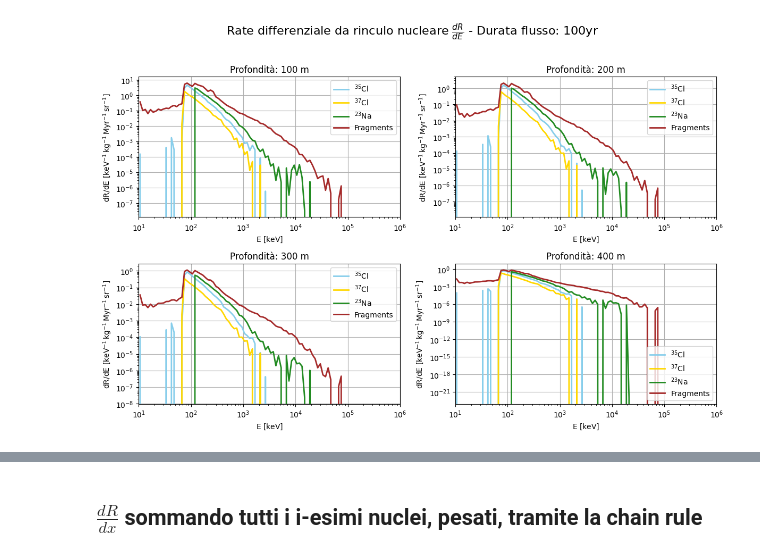
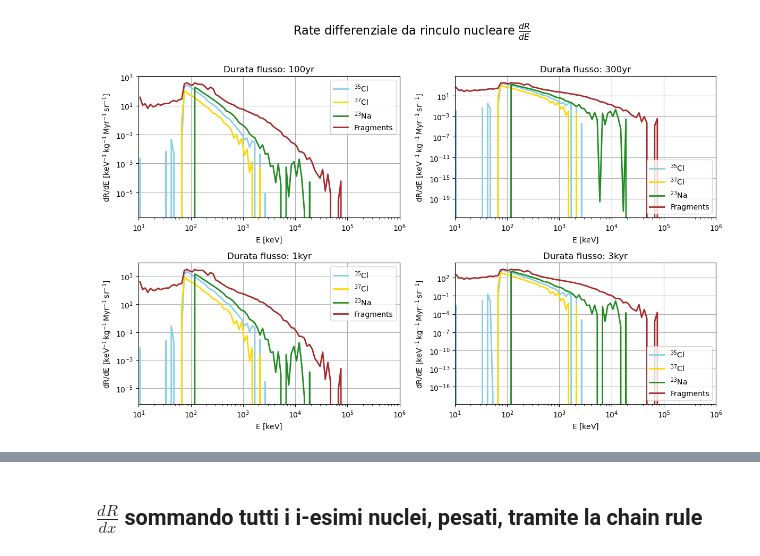
Before and after one commit to fedemaio/Bachelor-Thesis, a Jupyter notebook: all_you_need/geant/exposed_hal.ipynb, the cells around one changed output, grey strips where cells are left out. Cells and saved outputs as stored; diff of their text form; code cells hidden in the pictures.

```diff
--- a/all_you_need/geant/exposed_hal.ipynb
+++ b/all_you_need/geant/exposed_hal.ipynb
@@ -2,67 +2,57 @@
 from Halite import *
 from paleopy import *
 # %%
-#parametri iniziali
-depths = [100, 200, 300, 400]  #profondità dell'alite in metri
-depths_kmwe = [d * 1e-3 for d in depths]  #in km.w.e.
-Er = np.logspace(-2, 3, 101)  #energia in MeV
-time_exposure = 44950 * 365 * 24 * 60 * 60  #tempo di esposizione in secondi
-label_time_fluxes=["100yr", "300yr", "1kyr", "3kyr", "10kyr", "30kyr"] #nome dei file .dat del tempo di durata dei flussi
-time_fluxes = [5e-5, 4.5e-4, 1.35e-3, 3.5e-3, 1.35e-2, 4.5e-2] #intervallo tra un flusso e l'altro in Myr
+# Parametri iniziali
+Er = np.logspace(-2, 3, 101)  # Energia in MeV
+time_exposure = 3450 * 365 * 24 * 60 * 60  # Tempo di esposizione in secondi
+label_time_fluxes = ["100yr", "300yr", "1kyr", "3kyr"]  # Nome dei file .dat del tempo di durata dei flussi
+time_fluxes = [5e-5, 4.5e-4, 1.35e-3, 3.5e-3]  # Intervallo tra un flusso e l'altro in Myr
+
+# Crea la figura e i subplot 2x2
+fig, axs = plt.subplots(2, 2, figsize=(12, 8))
+fig.suptitle("Rate differenziale da rinculo nucleare $\\frac{{dR}}{{dE}}$", fontsize=16)
 
 for i, label in enumerate(label_time_fluxes):
-    #carica il flusso iniziale
+    # Carica il flusso iniziale
     x, y = np.loadtxt(f"MuonFluxes/SN20pc{label}.txt", usecols=(0, 1), unpack=True)
-    #crea un array di flussi interpolati
-    y = y[:-1]/np.diff(x)
+    # Crea un array di flussi interpolati
+    y = y[:-1] / np.diff(x)
     x = x[:-1]
-    flux_func = log_interp1d(x, y) #energia in GeV e flusso m-2*s-1*sr-1*Gev-1
+    flux_func = log_interp1d(x, y)  # Energia in GeV e flusso m-2*s-1*sr-1*GeV-1
 
-    # Crea la figura per la durata corrente
-    fig, axs = plt.subplots(2, 2, figsize=(12, 8))
-    fig.suptitle(f"Rate differenziale da rinculo nucleare $\\frac{{dR}}{{dE}}$ - Durata flusso: {label}", fontsize=16)
+    # Integra e calcola conteggi
+    Num = Integration([flux_func], [time_fluxes[i]], time_exposure)  # Array somma delle energie di tutti i flussi, normalizzato al tempo totale
+    Conta = Count(Num, Er)
 
+    Er_width = np.diff(Er)  # Larghezza del bin
+    Er_mid = Er[:-1] + Er_width / 2  # Punto medio del bin
 
-    #simula per ciascuna profondità correggendo i flussi
-    for idx, depth in enumerate(depths_kmwe):
-        ax = axs[idx // 2, idx % 2]  # Seleziona il subplot corrente
+    Frag = np.zeros(len(Er_mid))  # Array con tutti i punti medi dei bin di energia
+    for k in range(len(Conta[4])):  # Conta[4]=lunghezza di nuclei
+        for l in range(len(Er_mid)):
+            Frag[l] += Conta[3][k][l]  # Somma i bin dei vari nuclei
 
-        xx = np.logspace(0, 3, 200)  #energia in GeV
-        ee = par(depth) * (xx + 510) - 510 #energia data degli elettroni in keV
-        yy = flux_func(ee) * par(depth)
-        #flusso ridotto per via della profondità
-        reduced_flux = log_interp1d(xx, yy)
+    F35 = interp1d(Er_mid, Conta[0] / Er_width, fill_value='extrapolate')  # Interpolazione
+    F37 = interp1d(Er_mid, Conta[1] / Er_width, fill_value='extrapolate')
+    F23 = interp1d(Er_mid, Conta[2] / Er_width, fill_value='extrapolate')
 
-        #integra e calcola conteggi
-        Num = Integration([reduced_flux], [time_fluxes[i]], time_exposure) #array somma delle energie di tutti i flussi, normalizzato al tempo totale
-        Conta = Count(Num, Er)
+    # Seleziona il subplot corrente
+    ax = axs[i // 2, i % 2]
 
-        Er_width = np.diff(Er) #differenza tra un valore dell'array e quella precedente = larghezza del bin
-        Er_mid = Er[:-1] + Er_width/2 #punto medio del bin
+    # Disegna nel subplot corrente
+    ax.loglog(Er_mid * 1e3, F35(Er_mid) * 1e-3 / (length * rho), label="$^{35}$Cl", linewidth=2, color='skyblue')
+    ax.loglog(Er_mid * 1e3, F37(Er_mid) * 1e-3 / (length * rho), label="$^{37}$Cl", linewidth=2, color='gold')
+    ax.loglog(Er_mid * 1e3, F23(Er_mid) * 1e-3 / (length * rho), label="$^{23}$Na", linewidth=2, color='forestgreen')
+    ax.loglog(Er_mid * 1e3, Frag * 1e-3 / Er_width / (length * rho), label='Fragments', linewidth=2, color='brown')
 
-        Frag = np.zeros(len(Er_mid)) #crea array con tutti i punti medi dei bin di energia
-        for k in range (len(Conta[4])): #Count[4]=lunghezza di nuclei
-            for l in range(len(Er_mid)):
-                Frag[l] += Conta[3][k][l] #somma i bin dei vari nuclei
+    ax.set_xlabel("E [$\\mathrm{keV}$]")
+    ax.set_ylabel("dR/dE [$\\mathrm{keV}^{-1}\\,\\mathrm{kg}^{-1}\\,\\mathrm{Myr}^{-1}\\,\\mathrm{sr}^{-1}$]")
+    ax.set_xlim(1e1, 1e6)
+    ax.legend()
+    ax.grid(True)
+    ax.set_title(f"Durata flusso: {label}")
 
-
-        F35 = interp1d(Er_mid, Conta[0]/Er_width, fill_value='extrapolate') #interpola in modo log i frammenti dei nuclei di alite
-        F37 = interp1d(Er_mid, Conta[1]/Er_width, fill_value='extrapolate')
-        F23 = interp1d(Er_mid, Conta[2]/Er_width, fill_value='extrapolate')
-
-        ax.loglog(Er_mid*1e3, F35(Er_mid)*1e-3/(length*rho), label = "$^{35}$Cl", linewidth = 2, color='skyblue') #1000*punto medio del bin, count di quel frammento in quel bin di E (dR/dE)
-        ax.loglog(Er_mid*1e3, F37(Er_mid)*1e-3/(length*rho), label = "$^{37}$Cl", linewidth = 2, color='gold')
-        ax.loglog(Er_mid*1e3, F23(Er_mid)*1e-3/(length*rho), label = "$^{23}$Na", linewidth = 2, color='forestgreen')
-        ax.loglog(Er_mid*1e3, Frag*1e-3/Er_width/(length*rho), label = 'Fragments', linewidth = 2, color='brown')
-
-        ax.set_xlabel("E [$\\mathrm{keV}$]")
-        ax.set_ylabel("dR/dE [$\\mathrm{keV}^{-1}\\,\\mathrm{kg}^{-1}\\,\\mathrm{Myr}^{-1}\\,\\mathrm{sr}^{-1}$]")
-        ax.set_title(f"Profondità: {depth * 1e3:.0f} m")
-        ax.set_xlim(1e1, 1e6)
-        ax.legend()
-        ax.grid(True)
-
-    # Aggiusta gli spazi tra i subplot
-    plt.tight_layout(rect=[0, 0, 1, 0.96])  # Lascia spazio per il titolo generale
-    plt.show()
+# Aggiusta gli spazi tra i subplot
+plt.tight_layout(rect=[0, 0, 1, 0.96])  # Lascia spazio per il titolo generale
+plt.show()
 # %% [output]
@@ -73 +59 @@ for i, label in enumerate(label_time_fluxes):
-[figure, old version]
+[figure, new version]
```
Also changed, not shown: parts of 8 cells of this notebook, 3 other files.
